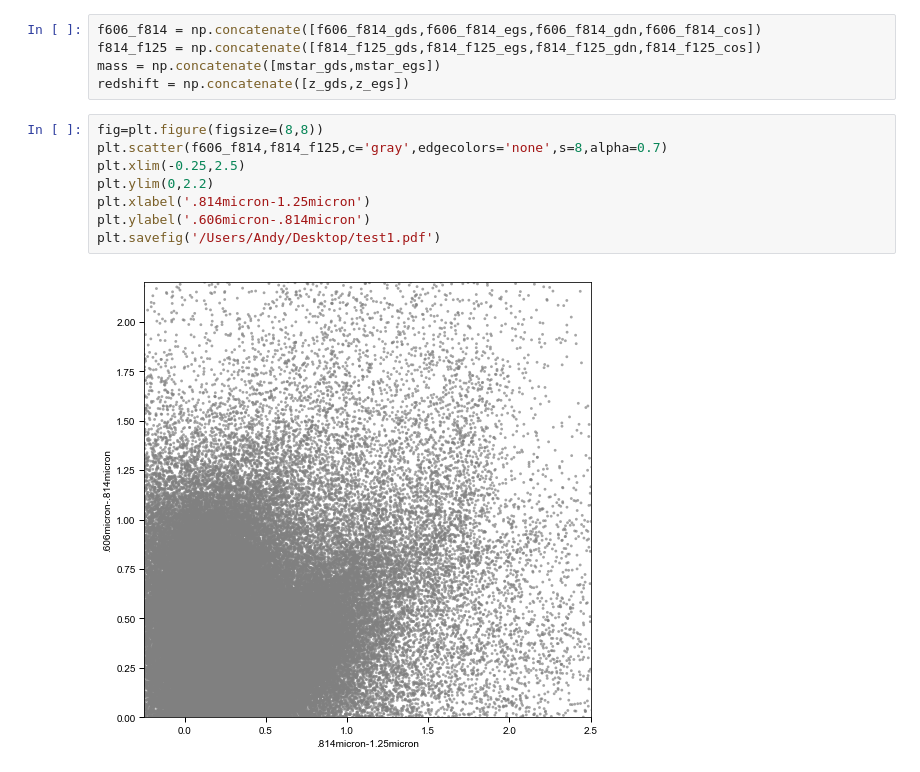
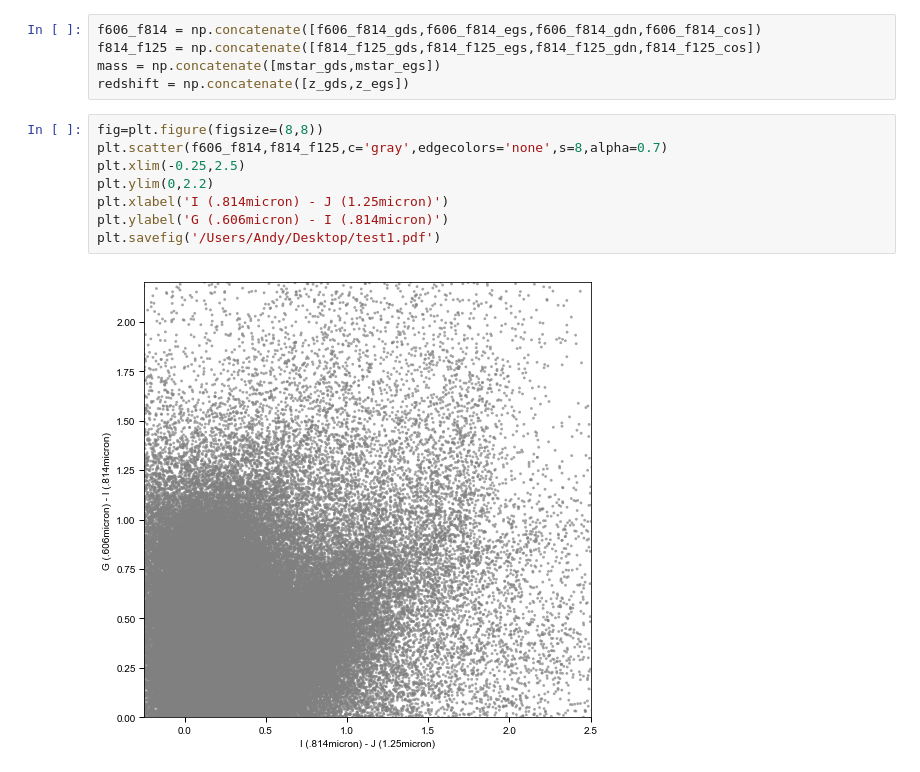
Before and after one commit to jztuan/SIP18, a Jupyter notebook: color_color_diagram_606_814_125.ipynb, the cells around one changed output. Drawn from its saved outputs; the diff is of its cells as text.

```diff
--- a/color_color_diagram_606_814_125.ipynb
+++ b/color_color_diagram_606_814_125.ipynb
@@ -133,10 +127,10 @@ redshift = np.concatenate([z_gds,z_egs])
 # %%
 fig=plt.figure(figsize=(8,8))
 plt.scatter(f606_f814,f814_f125,c='gray',edgecolors='none',s=8,alpha=0.7)
 plt.xlim(-0.25,2.5)
 plt.ylim(0,2.2)
-plt.xlabel('.814micron-1.25micron')
-plt.ylabel('.606micron-.814micron')
+plt.xlabel('I (.814micron) - J (1.25micron)')
+plt.ylabel('G (.606micron) - I (.814micron)')
 plt.savefig('/Users/Andy/Desktop/test1.pdf')
 # %% [output]
-[figure, old version]
+[figure, new version]
```
Also changed, not shown: parts of 5 cells of this notebook, 9 other files.
